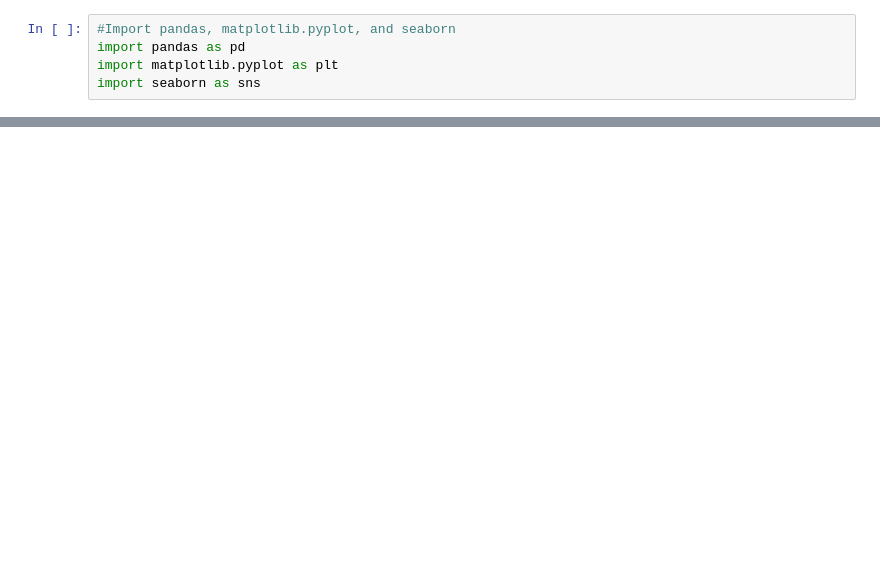
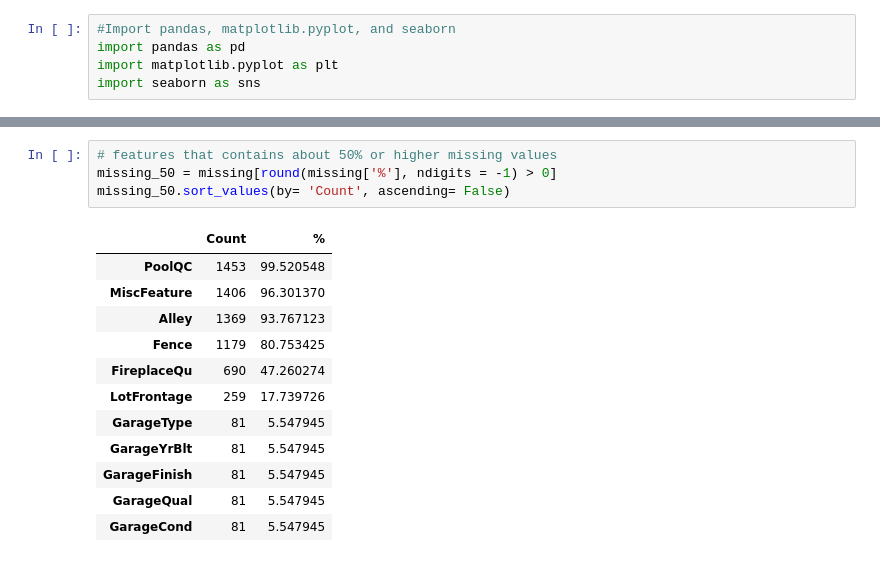
Before and after one commit to alexbui96/springboard, a Jupyter notebook: house_pricing_project/data_cleaning.ipynb, the cells around one changed output, grey strips where cells are left out. Drawn from its saved outputs; the diff is of its cells as text; blank space fills up the shorter version.

```diff
--- a/house_pricing_project/data_cleaning.ipynb
+++ b/house_pricing_project/data_cleaning.ipynb
@@ -7,0 +72,17 @@ house_data = pd.read_csv('./raw_data/train_data.csv')
+# %%
+# features that contains about 50% or higher missing values
+missing_50 = missing[round(missing['%'], ndigits = -1) > 0]
+missing_50.sort_values(by= 'Count', ascending= False)
+# %% [output]
+|  | Count | % |
+| PoolQC | 1453 | 99.520548 |
+| MiscFeature | 1406 | 96.301370 |
+| Alley | 1369 | 93.767123 |
+| Fence | 1179 | 80.753425 |
+| FireplaceQu | 690 | 47.260274 |
+| LotFrontage | 259 | 17.739726 |
+| GarageType | 81 | 5.547945 |
+| GarageYrBlt | 81 | 5.547945 |
+| GarageFinish | 81 | 5.547945 |
+| GarageQual | 81 | 5.547945 |
+| GarageCond | 81 | 5.547945 |
```
Also changed, not shown: parts of 24 cells of this notebook.
